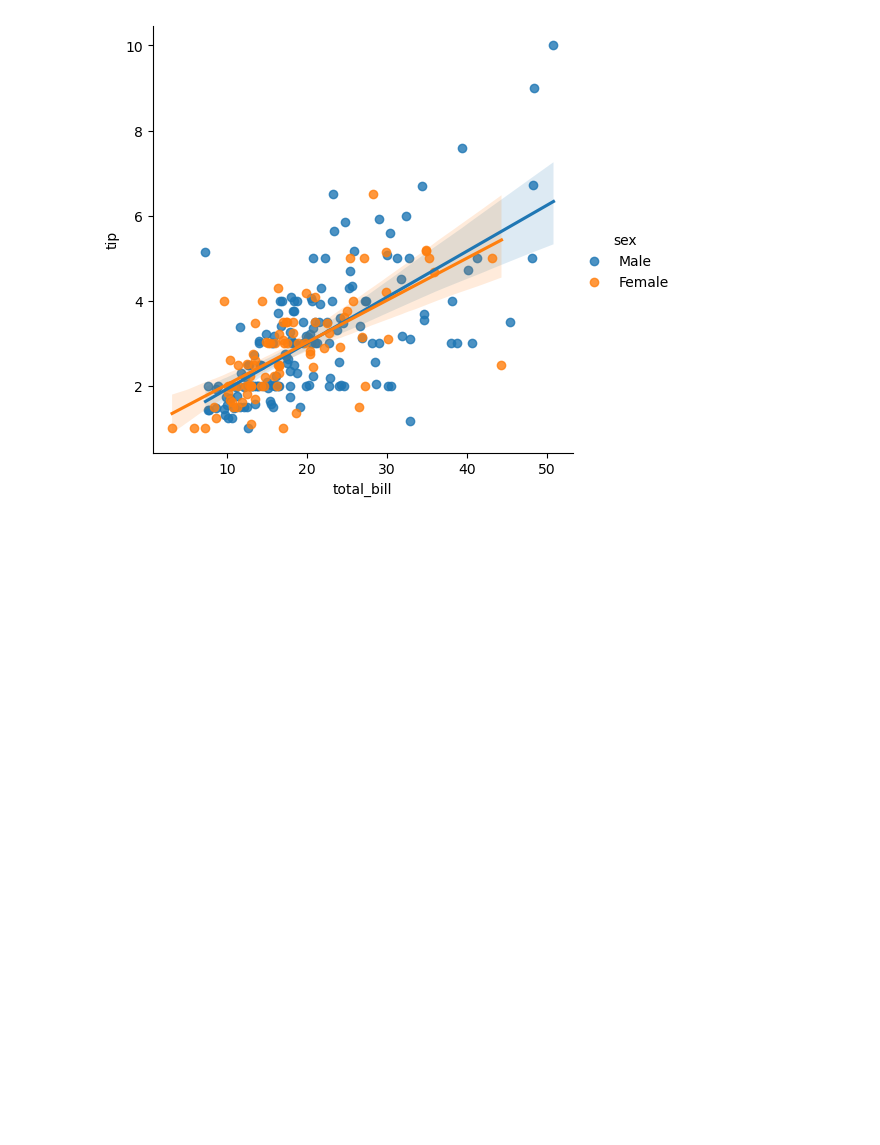
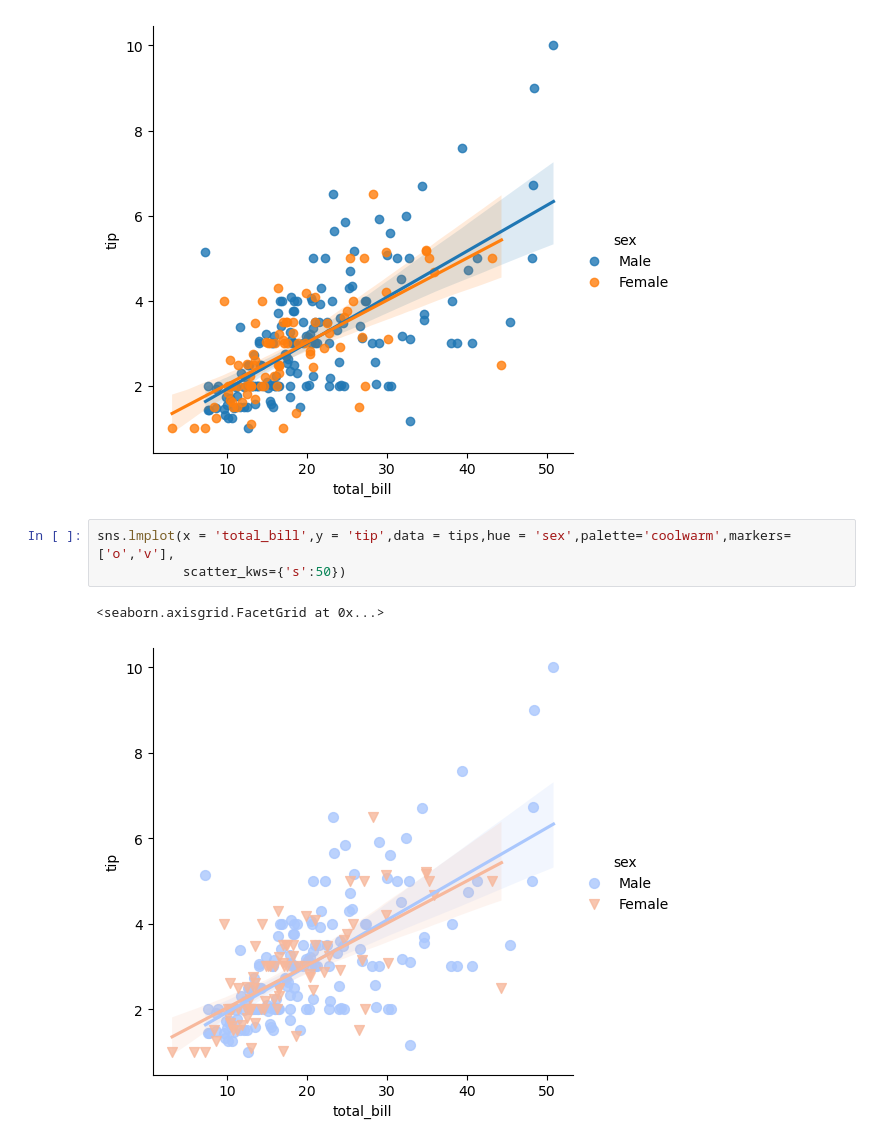
Before and after one commit to surajrawat11/DataScience, a Jupyter notebook: Data_Analysis/Data_Visualization/regression_plot.ipynb, the cells around one changed output. Drawn from its saved outputs; the diff is of its cells as text; blank space fills up the shorter version.

```diff
--- a/Data_Analysis/Data_Visualization/regression_plot.ipynb
+++ b/Data_Analysis/Data_Visualization/regression_plot.ipynb
@@ -33,3 +33,9 @@ sns.lmplot(x = 'total_bill' , y='tip',data = tips,hue='sex')
 # %% [output]
 <seaborn.axisgrid.FacetGrid at 0x...>
 [figure]
+# %%
+sns.lmplot(x = 'total_bill',y = 'tip',data = tips,hue = 'sex',palette='coolwarm',markers=['o','v'],
+           scatter_kws={'s':50})
+# %% [output]
+<seaborn.axisgrid.FacetGrid at 0x...>
+[figure, added]
```
Also changed, not shown: 1 other file.
